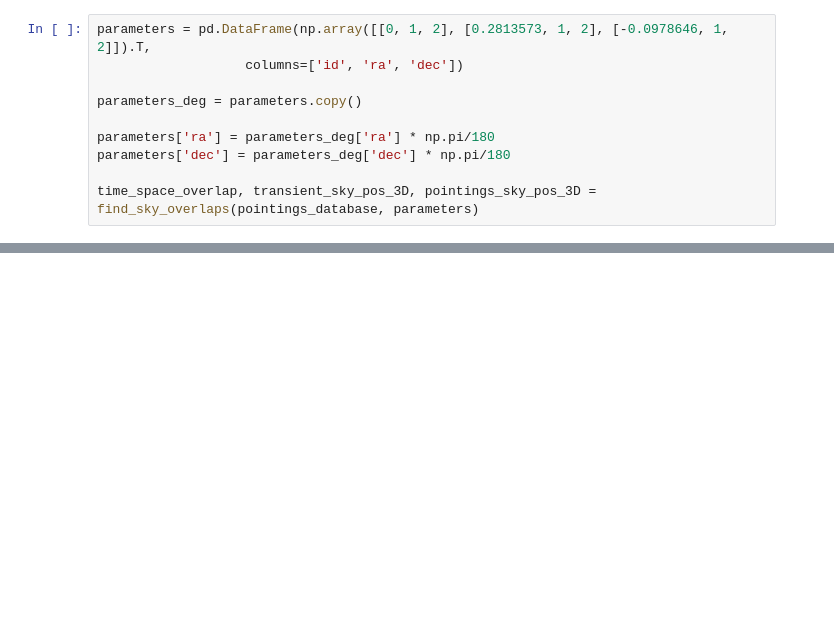
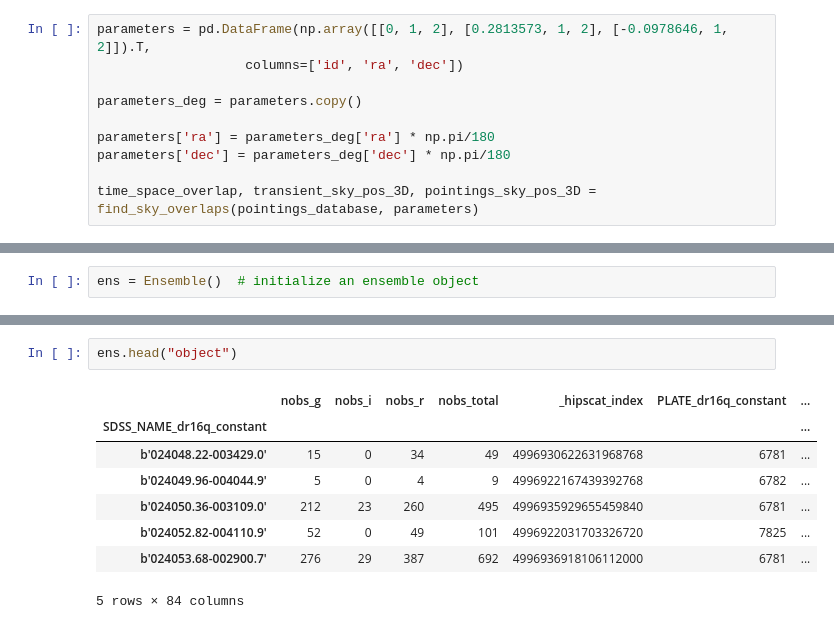
Before and after one commit to nevencaplar/JaxPeriodDrwFit, a Jupyter notebook: Drw_per_i.ipynb, the cells around one changed output, grey strips where cells are left out. Saved outputs shown, nothing was run; the diff lists cells and outputs as text; blank space fills up the shorter version.

```diff
--- a/Drw_per_i.ipynb
+++ b/Drw_per_i.ipynb
@@ -482,0 +515,2 @@ overlapping_database_iter[overlapping_database_iter['filter']=='lsstr']
+# %%
+ens = Ensemble()  # initialize an ensemble object
@@ -482,0 +553,11 @@ overlapping_database_iter[overlapping_database_iter['filter']=='lsstr']
+# %%
+ens.head("object")
+# %% [output]
+|  | nobs_g | nobs_i | nobs_r | nobs_total | _hipscat_index | PLATE_dr16q_constant | ... |
+| SDSS_NAME_dr16q_constant |  |  |  |  |  |  | ... |
+| b'024048.22-003429.0' | 15 | 0 | 34 | 49 | 4996930622631968768 | 6781 | ... |
+| b'024049.96-004044.9' | 5 | 0 | 4 | 9 | 4996922167439392768 | 6782 | ... |
+| b'024050.36-003109.0' | 212 | 23 | 260 | 495 | 4996935929655459840 | 6781 | ... |
+| b'024052.82-004110.9' | 52 | 0 | 49 | 101 | 4996922031703326720 | 7825 | ... |
+| b'024053.68-002900.7' | 276 | 29 | 387 | 692 | 4996936918106112000 | 6781 | ... |
+5 rows × 84 columns
```
Also changed, not shown: parts of 20 cells of this notebook.
